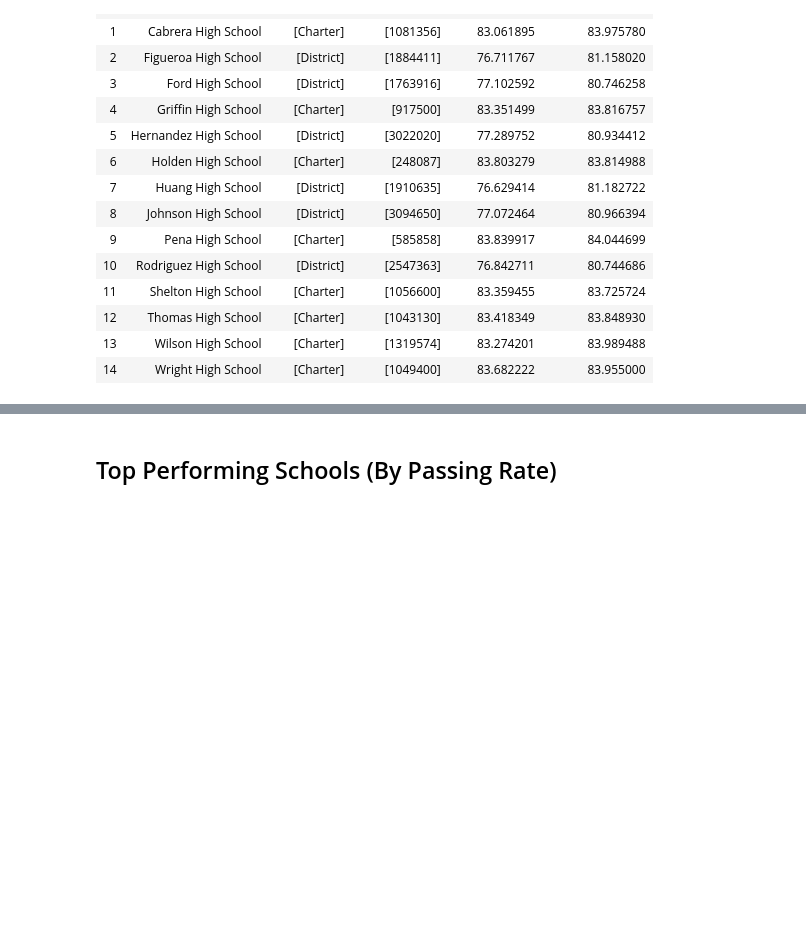
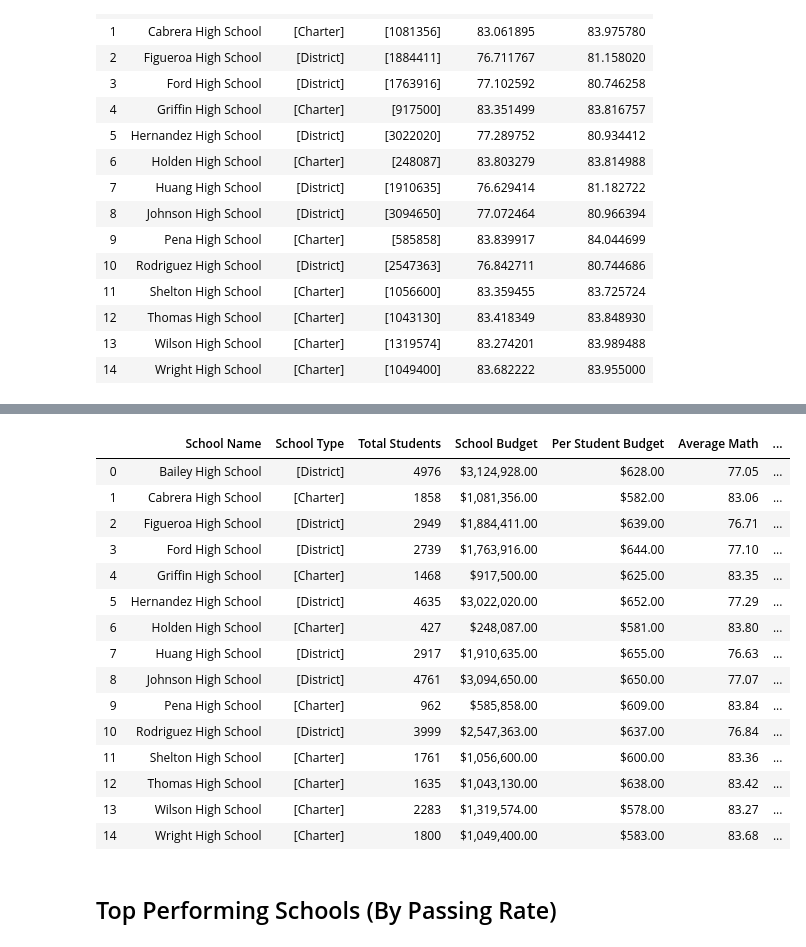
Before and after one commit to apspatz/pandas-challenge, a Jupyter notebook: PyCitySchools/PyCitySchools/PyCitySchools.ipynb, the cells around one changed output, grey strips where cells are left out. Cells and saved outputs as stored; diff of their text form; code cells hidden in the pictures; blank space fills up the shorter version.

```diff
--- a/PyCitySchools/PyCitySchools/PyCitySchools.ipynb
+++ b/PyCitySchools/PyCitySchools/PyCitySchools.ipynb
@@ -205,3 +201,31 @@ summary_merge
+# %%
+school_summary = summary_merge
+
+school_summary['School Budget']=school_summary['School Budget'].map("${:,.2f}".format)
+school_summary['Per Student Budget']=school_summary['Per Student Budget'].map("${:,.2f}".format)
+school_summary['Average Math']=school_summary['Average Math'].map("{:.2f}".format)
+school_summary['Average Reading']=school_summary['Average Reading'].map("{:.2f}".format)
+school_summary['% Passing Math']=school_summary['% Passing Math'].map("{:.2f}".format)
+school_summary['% Passing Reading']=school_summary['% Passing Reading'].map("{:.2f}".format)
+school_summary['Overall Pass Rate']=school_summary['Overall Pass Rate'].map("{:.2f}".format)
+school_summary
+# %% [output]
+|  | School Name | School Type | Total Students | School Budget | Per Student Budget | Average Math | ... |
+| 0 | Bailey High School | [District] | 4976 | $3,124,928.00 | $628.00 | 77.05 | ... |
+| 1 | Cabrera High School | [Charter] | 1858 | $1,081,356.00 | $582.00 | 83.06 | ... |
+| 2 | Figueroa High School | [District] | 2949 | $1,884,411.00 | $639.00 | 76.71 | ... |
+| 3 | Ford High School | [District] | 2739 | $1,763,916.00 | $644.00 | 77.10 | ... |
+| 4 | Griffin High School | [Charter] | 1468 | $917,500.00 | $625.00 | 83.35 | ... |
+| 5 | Hernandez High School | [District] | 4635 | $3,022,020.00 | $652.00 | 77.29 | ... |
+| 6 | Holden High School | [Charter] | 427 | $248,087.00 | $581.00 | 83.80 | ... |
+| 7 | Huang High School | [District] | 2917 | $1,910,635.00 | $655.00 | 76.63 | ... |
+| 8 | Johnson High School | [District] | 4761 | $3,094,650.00 | $650.00 | 77.07 | ... |
+| 9 | Pena High School | [Charter] | 962 | $585,858.00 | $609.00 | 83.84 | ... |
+| 10 | Rodriguez High School | [District] | 3999 | $2,547,363.00 | $637.00 | 76.84 | ... |
+| 11 | Shelton High School | [Charter] | 1761 | $1,056,600.00 | $600.00 | 83.36 | ... |
+| 12 | Thomas High School | [Charter] | 1635 | $1,043,130.00 | $638.00 | 83.42 | ... |
+| 13 | Wilson High School | [Charter] | 2283 | $1,319,574.00 | $578.00 | 83.27 | ... |
+| 14 | Wright High School | [Charter] | 1800 | $1,049,400.00 | $583.00 | 83.68 | ... |
 # %% [markdown]
 ## Top Performing Schools (By Passing Rate)
 # %% [markdown]
```
Also changed, not shown: parts of 10 cells of this notebook.
